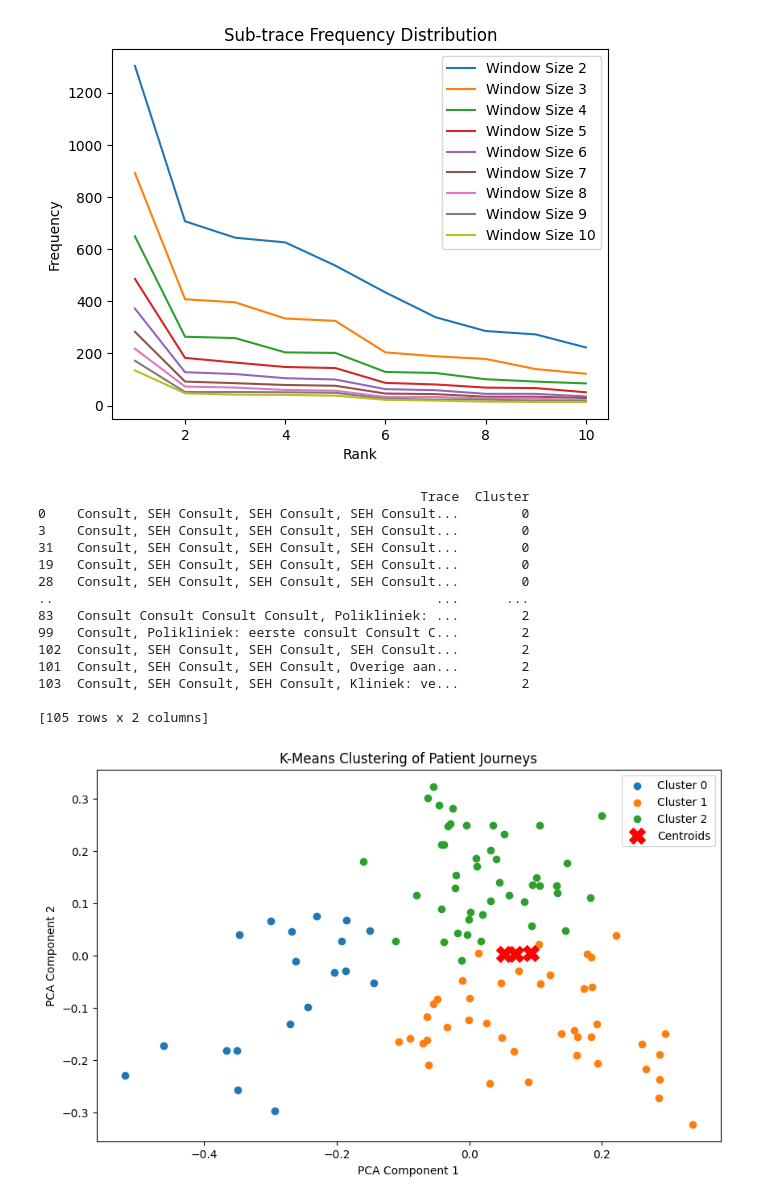
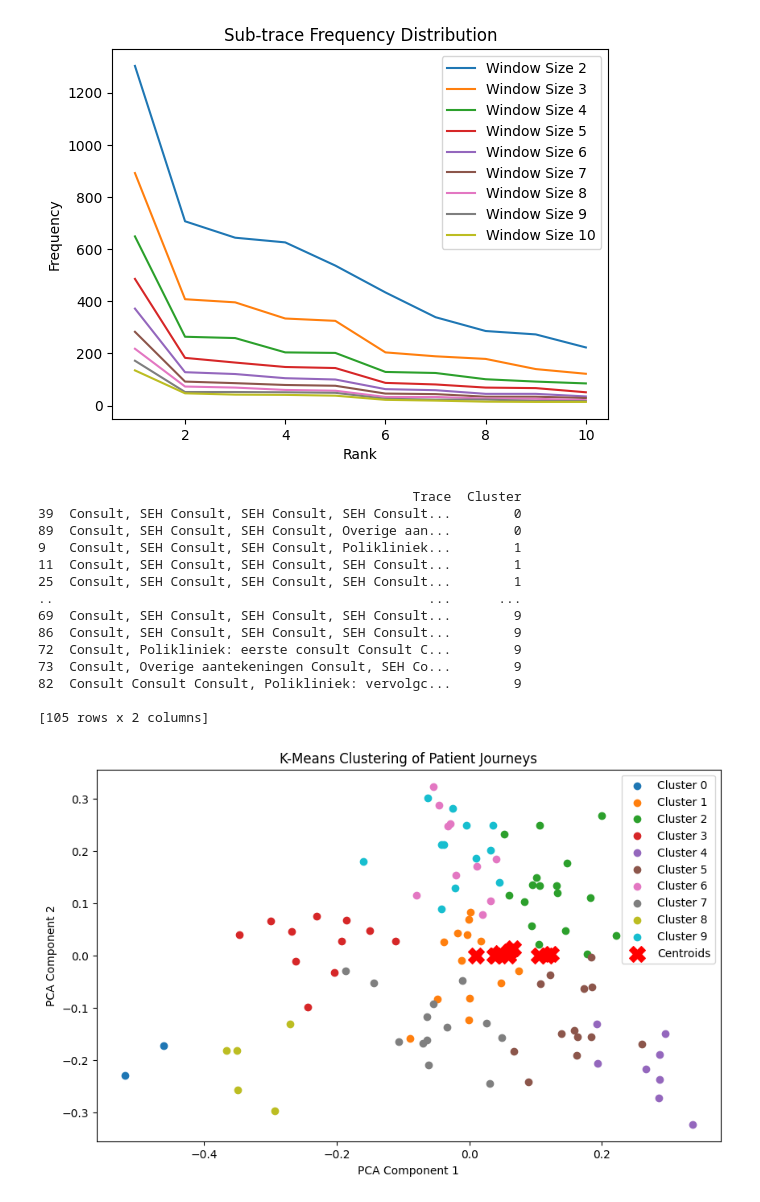
Before and after one commit to Yannique00/Master_Thesis, a Jupyter notebook: event logs pm.ipynb, the cells around one changed output. Drawn from its saved outputs; the diff is of its cells as text; code cells hidden in the pictures.

```diff
--- a/event logs pm.ipynb
+++ b/event logs pm.ipynb
@@ -222,6 +222,8 @@ print(trace_df)  # Show most common patient journeys
 from pm4py.algo.transformation.log_to_features import algorithm as log_to_features
 from sklearn.cluster import KMeans
 import numpy as np
+
+log = event_log
 
 # Convert event log to feature vectors
 feature_table, feature_names = log_to_features.apply(log, parameters={"feature_type": "frequency"})
@@ -230,7 +232,7 @@ feature_table, feature_names = log_to_features.apply(log, parameters={"feature_t
 feature_df = pd.DataFrame(feature_table, columns=feature_names)
 
 # Apply K-Means clustering (set k=3 for 3 clusters)
-num_clusters = 3
+num_clusters = 10
 kmeans = KMeans(n_clusters=num_clusters, random_state=42)
 feature_df['Cluster'] = kmeans.fit_predict(feature_df)
 
@@ -418,7 +420,7 @@ vectorizer = TfidfVectorizer()
 X = vectorizer.fit_transform(trace_sentences)
 
 # Cluster Traces Using K-Means
-num_clusters = 3  # Change based on your data
+num_clusters = 10  # Change based on your data
 kmeans = KMeans(n_clusters=num_clusters, random_state=42)
 trace_clusters = kmeans.fit_predict(X)
 
@@ -426,18 +428,18 @@ trace_clusters = kmeans.fit_predict(X)
 clustered_traces = pd.DataFrame({'Trace': trace_sentences, 'Cluster': trace_clusters})
 print(clustered_traces.sort_values(by='Cluster'))
 # %% [output]
-                                                 Trace  Cluster
-0    Consult, SEH Consult, SEH Consult, SEH Consult...        0
-3    Consult, SEH Consult, SEH Consult, SEH Consult...        0
-31   Consult, SEH Consult, SEH Consult, SEH Consult...        0
-19   Consult, SEH Consult, SEH Consult, SEH Consult...        0
-28   Consult, SEH Consult, SEH Consult, SEH Consult...        0
-..                                                 ...      ...
-83   Consult Consult Consult Consult, Polikliniek: ...        2
-99   Consult, Polikliniek: eerste consult Consult C...        2
-102  Consult, SEH Consult, SEH Consult, SEH Consult...        2
-101  Consult, SEH Consult, SEH Consult, Overige aan...        2
-103  Consult, SEH Consult, SEH Consult, Kliniek: ve...        2
+                                                Trace  Cluster
+39  Consult, SEH Consult, SEH Consult, SEH Consult...        0
+89  Consult, SEH Consult, SEH Consult, Overige aan...        0
+9   Consult, SEH Consult, SEH Consult, Polikliniek...        1
+11  Consult, SEH Consult, SEH Consult, SEH Consult...        1
+25  Consult, SEH Consult, SEH Consult, SEH Consult...        1
+..                                                ...      ...
+69  Consult, SEH Consult, SEH Consult, SEH Consult...        9
+86  Consult, SEH Consult, SEH Consult, SEH Consult...        9
+72  Consult, Polikliniek: eerste consult Consult C...        9
+73  Consult, Overige aantekeningen Consult, SEH Co...        9
+82  Consult Consult Consult, Polikliniek: vervolgc...        9
 
 [105 rows x 2 columns]
 # %%
@@ -448,35 +450,35 @@ from sklearn.cluster import KMeans
 
 # Convert traces to "sentences"
 trace_sentences = [' '.join(trace) for trace in trace_list]
 
 # Apply TF-IDF
 vectorizer = TfidfVectorizer()
 X = vectorizer.fit_transform(trace_sentences)
 
 # Apply K-Means clustering
-num_clusters = 3  # Adjust based on data
+num_clusters = 10  # Adjust based on data
 kmeans = KMeans(n_clusters=num_clusters, random_state=42)
 clusters = kmeans.fit_predict(X)
 
 # Reduce dimensions using PCA
 pca = PCA(n_components=2)
 X_pca = pca.fit_transform(X.toarray())
 
 # Plot clusters
 plt.figure(figsize=(10, 6))
 for i in range(num_clusters):
     plt.scatter(X_pca[clusters == i, 0], X_pca[clusters == i, 1], label=f'Cluster {i}')
 
 plt.scatter(kmeans.cluster_centers_[:, 0], kmeans.cluster_centers_[:, 1],
             s=200, c='red', marker='X', label='Centroids')
 
 plt.xlabel('PCA Component 1')
 plt.ylabel('PCA Component 2')
 plt.title('K-Means Clustering of Patient Journeys')
 plt.legend()
 plt.show()
 # %% [output]
-[figure, old version]
+[figure, new version]
 # %%
 from sklearn.manifold import TSNE
 
```
Also changed, not shown: parts of 8 cells of this notebook, 5 other files.
